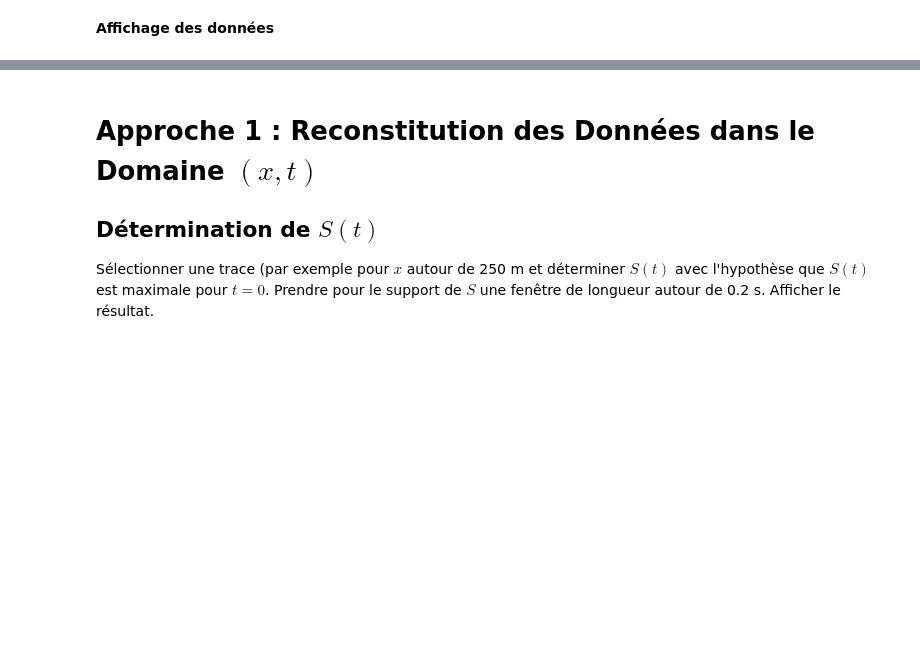
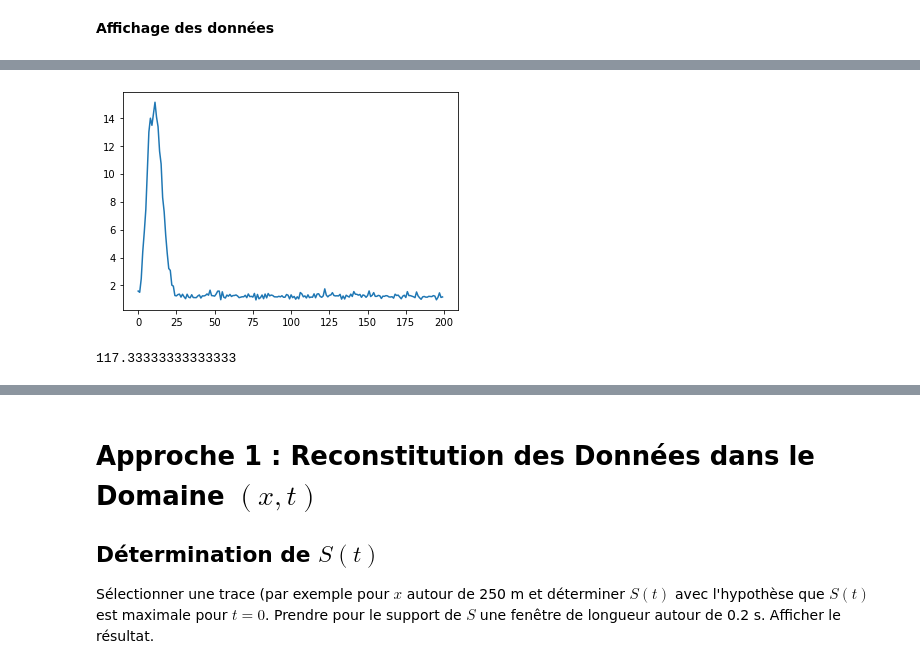
Before and after one commit to AlexiaALLAL/Mini-projet-traitement-signal-Alexia-Joris, a Jupyter notebook: mini_projet_groupe3.ipynb, the cells around one changed output, grey strips where cells are left out. Saved outputs shown, nothing was run; the diff lists cells and outputs as text; code cells hidden in the pictures; blank space fills up the shorter version.

```diff
--- a/mini_projet_groupe3.ipynb
+++ b/mini_projet_groupe3.ipynb
@@ -99,0 +114,17 @@ $f_c$ est la fréquence caractéristique du signal (pour l'obtenir, calculer les
+# %%
+spectres=[]
+for i in range(nx):
+    fft=np.fft.fft(gpanel[:,i])
+    n=fft.shape[0]
+    spectres.append(np.abs(fft[:n//2]))
+spectres=np.array(spectres)
+moyenne=np.mean(spectres,axis=0)
+plt.plot(moyenne)
+plt.show()
+
+imax=np.where(moyenne == np.amax(moyenne))
+fc=imax[0][0]/(nx*dt)
+print(fc)
+# %% [output]
+[figure, added]
+117.33333333333333
```
Also changed, not shown: parts of 7 cells of this notebook.
